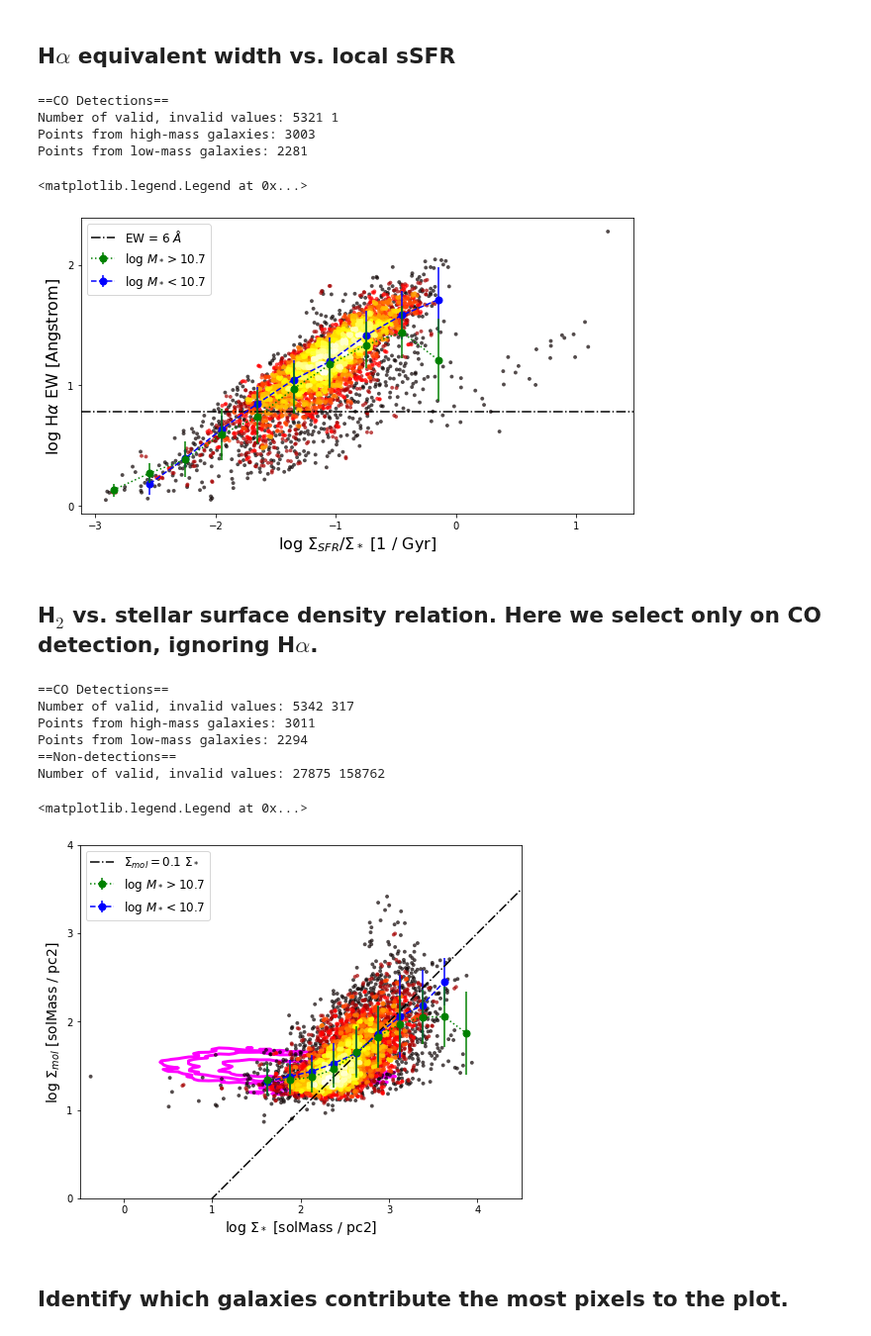
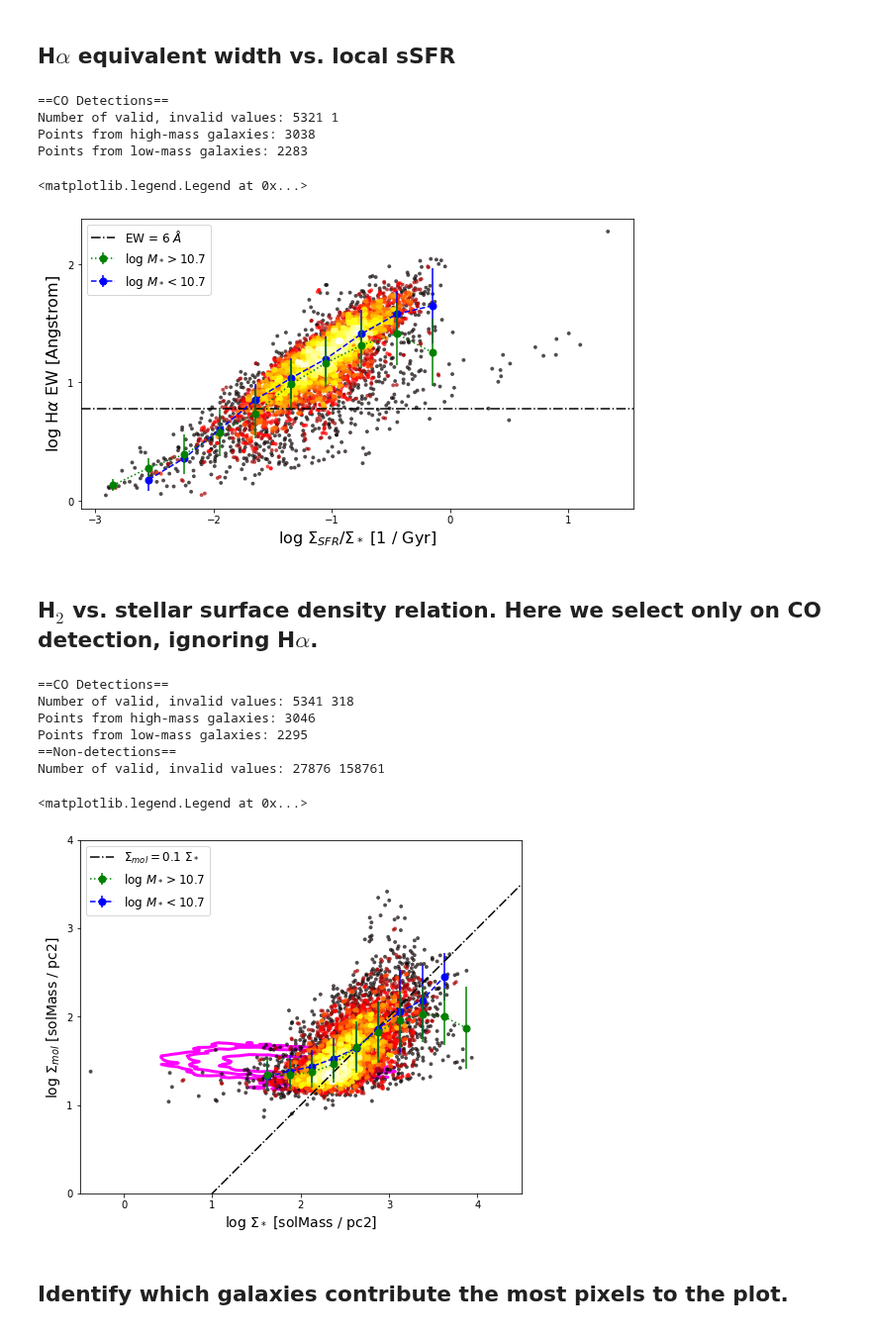
Before and after one commit to tonywong94/edge_pydb, a Jupyter notebook: demo_notebk/SFLaw-edge.ipynb, the cells around one changed output. Shown at 99% size. Drawn from its saved outputs; the diff is of its cells as text; code cells hidden in the pictures.

```diff
--- a/demo_notebk/SFLaw-edge.ipynb
+++ b/demo_notebk/SFLaw-edge.ipynb
@@ -17,22 +17,22 @@ plt.rcParams["scatter.edgecolors"] = 'none'
 sspcols = ['Name','ix','iy','mass_ssp_sm','sigstar_sm']
 fluxcols = ['Name','ix','iy','flux_Halpha_sm','flux_Hbeta_sm','e_flux_Halpha_sm','e_flux_Hbeta_sm',
             'flux_sigsfr0_sm','flux_sigsfr_corr_sm','flux_sigsfr_adopt_sm','EW_Halpha_sm']
-comomcols = ['Name','ix','iy','mom0_12','emom0_12','sigmol']
+comomcols = ['Name','ix','iy','mom0_12','e_mom0_12','sigmol']
 
-# Note that NGC 5784 is missing stellar mass
+# Read the tables
 globaltab = EdgeTable('edge_califa.csv', cols=['Name','caMass'])
 cofluxtab = EdgeTable('edge_coflux_smo7.csv', cols=['Name','coNomaskDv_smo7','coSmoothDv_smo7'])
 try:
-    fluxtab = EdgeTable('edge.pipe3d.hdf5', path='flux_elines_sm', cols=fluxcols)
-    ssptab = EdgeTable('edge.pipe3d.hdf5', path='SSP_sm', cols=sspcols)
-    cotab = EdgeTable('edge.comom_smo7.hdf5', path='smo', cols=comomcols)
-    conomasktab = EdgeTable('edge.comom_smo7.hdf5', path='str', cols=['Name','ix','iy','emom0_12'])
+    fluxtab = EdgeTable('edge_carma.2d_smo7.hdf5', path='flux_elines_sm', cols=fluxcols)
+    ssptab = EdgeTable('edge_carma.2d_smo7.hdf5', path='SSP_sm', cols=sspcols)
+    cotab = EdgeTable('edge_carma.2d_smo7.hdf5', path='comom_smo', cols=comomcols)
+    conomasktab = EdgeTable('edge_carma.2d_smo7.hdf5', path='comom_str', cols=['Name','ix','iy','e_mom0_12'])
     print('Working on full EDGE database')
 except:
-    fluxtab = EdgeTable('NGC4047.pipe3d.hdf5', path='flux_elines_sm', cols=fluxcols)
-    ssptab = EdgeTable('NGC4047.pipe3d.hdf5', path='SSP_sm', cols=sspcols)
-    cotab = EdgeTable('NGC4047.comom_smo7.hdf5', path='smo', cols=comomcols)
-    conomasktab = EdgeTable('NGC4047.comom_smo7.hdf5', path='str', cols=['Name','ix','iy','emom0_12'])
+    fluxtab = EdgeTable('NGC4047.2d_smo7.hdf5', path='flux_elines_sm', cols=fluxcols)
+    ssptab = EdgeTable('NGC4047.2d_smo7.hdf5', path='SSP_sm', cols=sspcols)
+    cotab = EdgeTable('NGC4047.2d_smo7.hdf5', path='comom_smo', cols=comomcols)
+    conomasktab = EdgeTable('NGC4047.2d_smo7.hdf5', path='comom_str', cols=['Name','ix','iy','e_mom0_12'])
     print('Working on NGC 4047 data')
 # %% [output]
 Working on full EDGE database
@@ -59,6 +60,6 @@ print(fluxtab.colnames)
 # %%
 # Apply a 3-sigma cut to CO and Halpha
-codet = fluxtab['mom0_12'] > 3*fluxtab['emom0_12']
+codet = fluxtab['mom0_12'] > 3*fluxtab['e_mom0_12']
 sfdet = fluxtab['flux_Halpha_sm'] > 3*fluxtab['e_flux_Halpha_sm']
 det = codet & sfdet
 ndet = ~codet & sfdet
@@ -342,10 +343,10 @@ ax.legend(fontsize='large')
 # %% [output]
 ==CO Detections==
 Number of valid, invalid values: 5321 1
-Points from high-mass galaxies: 3003
-Points from low-mass galaxies: 2281
+Points from high-mass galaxies: 3038
+Points from low-mass galaxies: 2283
 <matplotlib.legend.Legend at 0x...>
-[figure, old version]
+[figure, new version]
 # %% [markdown]
 ## H$_2$ vs. stellar surface density relation.  Here we select only on CO detection, ignoring H$\alpha$.
 # %%
@@ -359,7 +360,7 @@ print('Points from high-mass galaxies:',len(np.nonzero(himass)[0]))
 lomass = h2s_valid & (fluxtab['caMass'][codet] <= 10.7)
 print('Points from low-mass galaxies:',len(np.nonzero(lomass)[0]))
 
-sigmol_nd = msd_co(3*fluxtab['emom0max_12'][~codet])
+sigmol_nd = msd_co(3*fluxtab['e_mom0max_12'][~codet])
 sigstar_nd = fluxtab['sigstar_sm'][~codet]
 
 h2s_valid_ndet = ~np.isnan(sigstar_nd) & (sigmol_nd>0) & (sigstar_nd>0)
@@ -377,38 +378,38 @@ xhi_bin, yhi_bin, yhi_err = xy2binned(sigstar[himass],
 xlo_bin, ylo_bin, ylo_err = xy2binned(sigstar[lomass],
                                       sigmol[lomass], bins=10, range=[1.5,4])
 
 # Make the scatter plot
 fig, ax = plt.subplots(figsize=(8,8))
 xlims = [-0.5,4.5]
 ax.scatter(x_det, y_det, c=z_det, s=15, cmap='hot', alpha=0.7)
 ax.errorbar(xhi_bin, yhi_bin, yerr=yhi_err, zorder=3,
             color='green', marker='o', ms=7, ls=':', label='log $M_*>10.7$')
 ax.errorbar(xlo_bin, ylo_bin, yerr=ylo_err, zorder=2,
             color='blue', marker='o', ms=7, ls='--', label='log $M_*<10.7$')
 ax.contour(hist2[0].transpose(),[10,30,100,300],
            extent=[hist2[1].min(),hist2[1].max(),
                    hist2[2].min(),hist2[2].max()],
            colors='magenta',linewidths=3,zorder=-1)
 ax.set_xlabel(r'log $\Sigma_*$ ['+str(sigmol.unit)+']',fontsize=14)
 ax.set_ylabel(r'log $\Sigma_{mol}$ ['+str(sigstar.unit)+']',fontsize=14)
 ax.set_aspect('equal')
 xmod = np.linspace(xlims[0], xlims[1], num=10)
 ymod = xmod - 1
 ax.plot(xmod, ymod, ls='-.', color='k', label='$\Sigma_{mol}=0.1\ \Sigma_*$')
 ax.set_xlim(xlims)
 ax.set_ylim(0,4)
 ax.xaxis.set_major_locator(MultipleLocator(1))
 ax.yaxis.set_major_locator(MultipleLocator(1))
 plt.legend(fontsize='large')
 # %% [output]
 ==CO Detections==
-Number of valid, invalid values: 5342 317
-Points from high-mass galaxies: 3011
-Points from low-mass galaxies: 2294
+Number of valid, invalid values: 5341 318
+Points from high-mass galaxies: 3046
+Points from low-mass galaxies: 2295
 ==Non-detections==
-Number of valid, invalid values: 27875 158762
+Number of valid, invalid values: 27876 158761
 <matplotlib.legend.Legend at 0x...>
-[figure, old version]
+[figure, new version]
 # %% [markdown]
 ## Identify which galaxies contribute the most pixels to the plot.
 # %%
```
Also changed, not shown: parts of 8 cells of this notebook, 15 other files.
